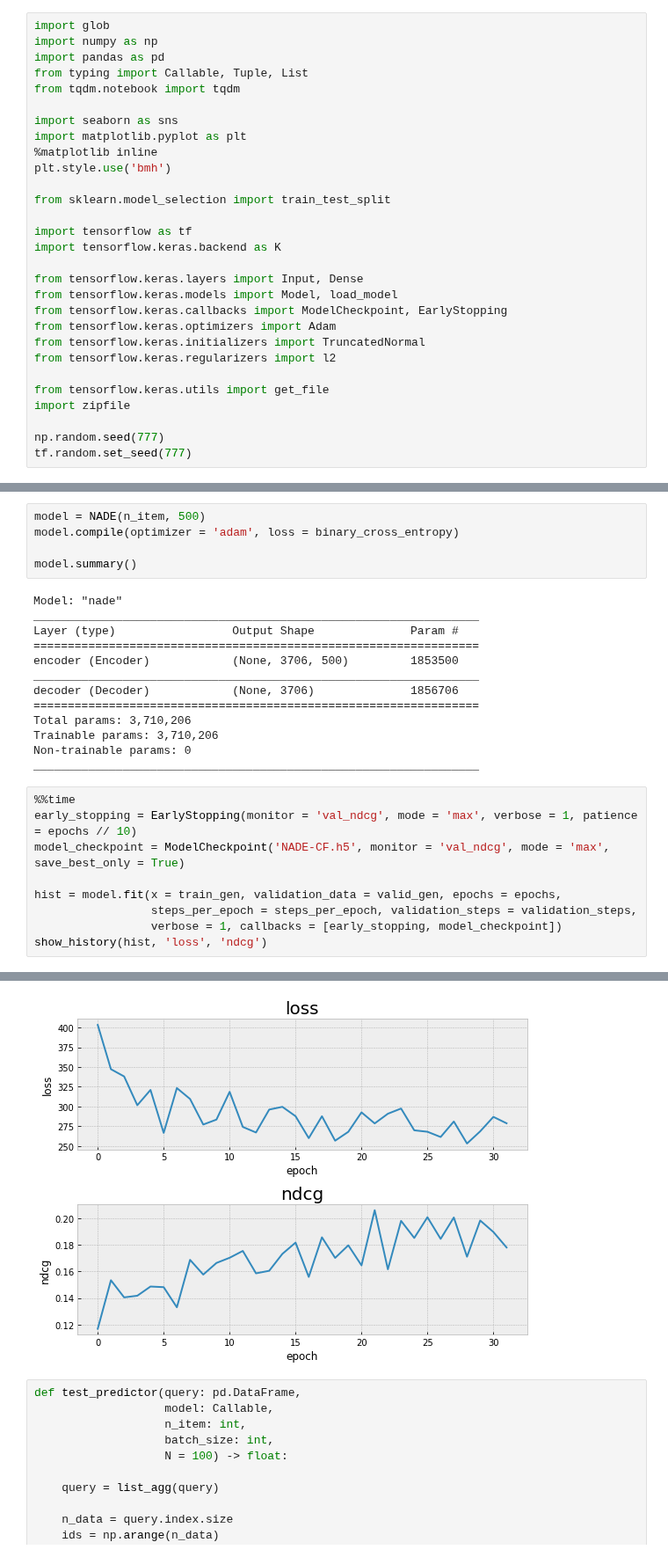
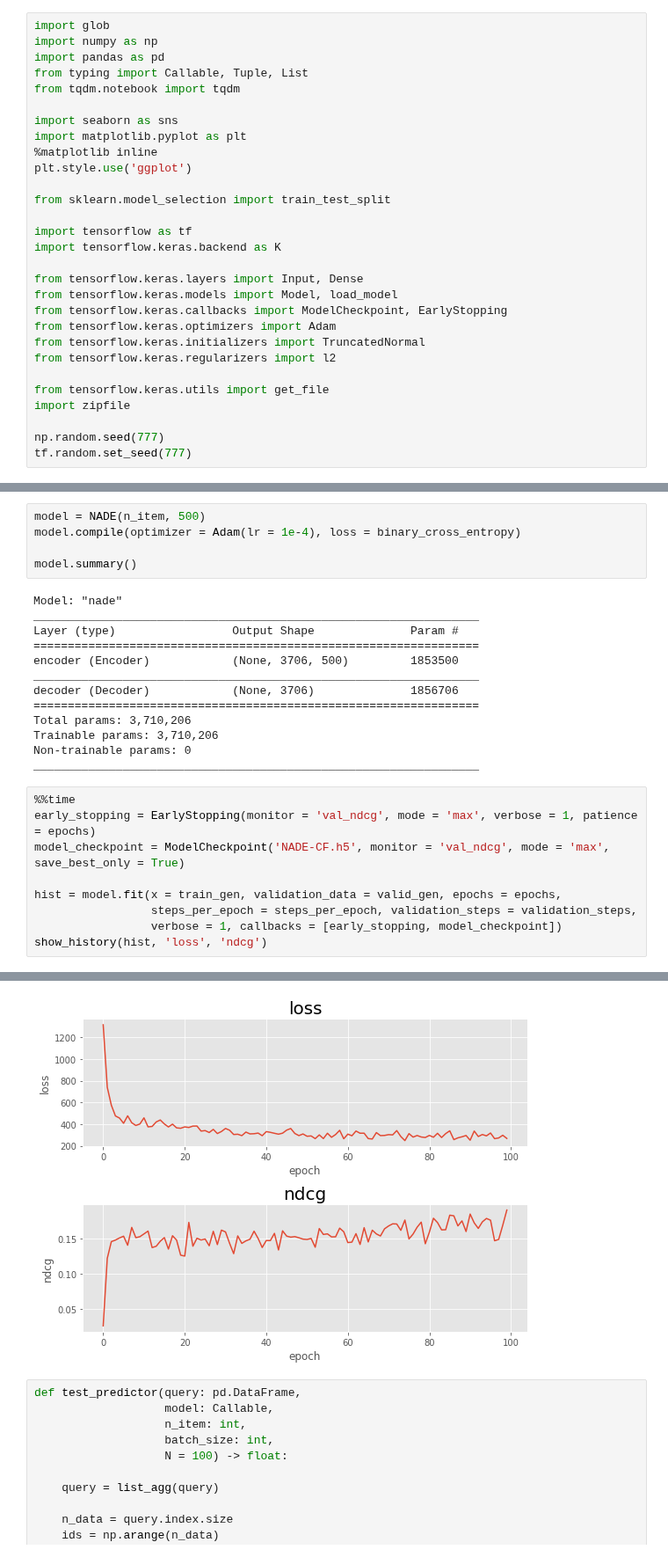
Before and after one commit to ivoryRabbit/RecSys, a Jupyter notebook: 6_NADE.ipynb, the cells around one changed output, grey strips where cells are left out. Shown at 88% size. Cells and saved outputs as stored; diff of their text form.

```diff
--- a/6_NADE.ipynb
+++ b/6_NADE.ipynb
@@ -17,7 +17,7 @@ from tqdm.notebook import tqdm
 import seaborn as sns
 import matplotlib.pyplot as plt
 %matplotlib inline
-plt.style.use('bmh')
+plt.style.use('ggplot')
 
 from sklearn.model_selection import train_test_split
 
@@ -341,7 +341,7 @@ steps_per_epoch = train.user_id.nunique() // batch_size + 1
 validation_steps = valid.user_id.nunique() // batch_size + 1
 # %%
 model = NADE(n_item, 500)
-model.compile(optimizer = 'adam', loss = binary_cross_entropy)
+model.compile(optimizer = Adam(lr = 1e-4), loss = binary_cross_entropy)
 
 model.summary()
 # %% [output]
@@ -359,7 +359,7 @@ Non-trainable params: 0
 _________________________________________________________________
 # %%
 %%time
-early_stopping = EarlyStopping(monitor = 'val_ndcg', mode = 'max', verbose = 1, patience = epochs // 10)
+early_stopping = EarlyStopping(monitor = 'val_ndcg', mode = 'max', verbose = 1, patience = epochs)
 model_checkpoint = ModelCheckpoint('NADE-CF.h5', monitor = 'val_ndcg', mode = 'max', save_best_only = True)
 
 hist = model.fit(x = train_gen, validation_data = valid_gen, epochs = epochs,
@@ -387,4 +387,4 @@ Wall time: 4min 20s
-[figure, old version]
+[figure, new version]
 # %%
 def test_predictor(query: pd.DataFrame,
                    model: Callable,
```
Also changed, not shown: parts of 3 cells of this notebook.
